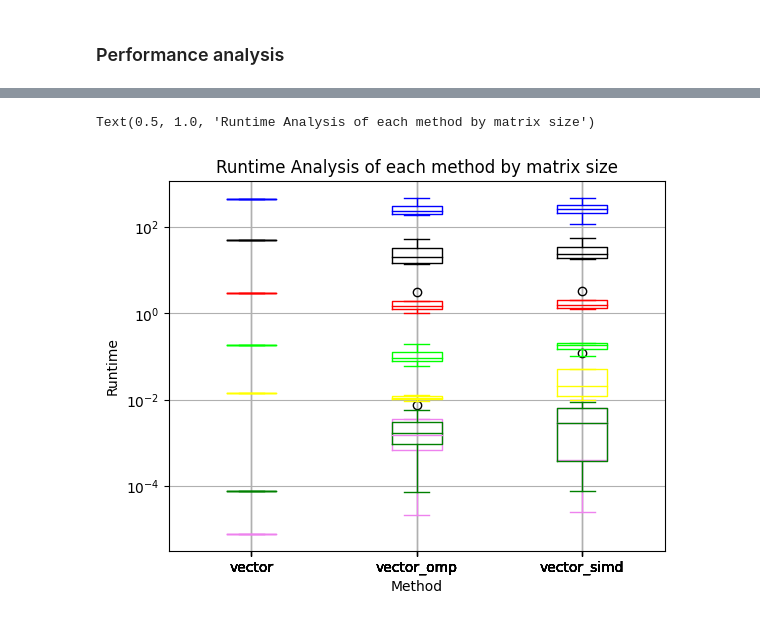
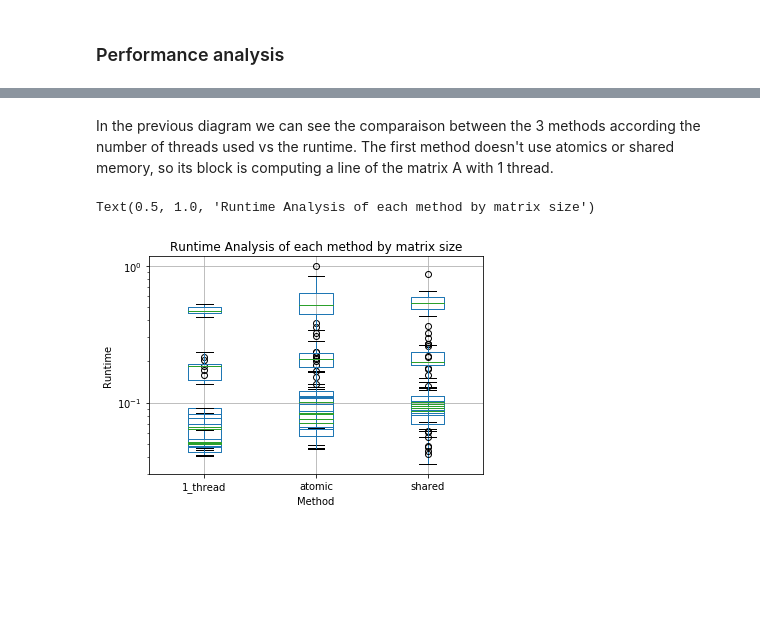
Before and after one commit to patriciobcs/multiprocessing-analysis, a Jupyter notebook: cuda/analysis.ipynb, the cells around one changed output, grey strips where cells are left out. Drawn from its saved outputs; the diff is of its cells as text; code cells hidden in the pictures; blank space fills up the shorter version.

Commit message:
fix: cuda shared vector

```diff
--- a/cuda/analysis.ipynb
+++ b/cuda/analysis.ipynb
@@ -48,14 +51,14 @@ for x_value in df_pi[x].unique():
 
         mean_stats = df_plot.groupby([x,'method', 'num_threads']).mean().reset_index()
 
-        ax.plot(mean_stats['num_threads'], mean_stats[y], linestyle="solid", label=x_value)
+        ax.plot(mean_stats['num_threads'], mean_stats[y], linestyle="solid")
         sct = ax.scatter(df_plot['num_threads'], df_plot[y], c=df_plot['num_threads'].apply(lambda n : color_num_steps[n]))
         ax.set_xlabel("N threads")
         ax.set_ylabel("Runtime")
         ax.set_xscale('log')
         ax.set_yscale('log')
         ax.set_title("Method: " + method)
-        ax.legend(title="N steps")
+        ax.legend(title="N steps", labels=[1000000, 10000000, 100000000, 1000000000])
 
 fig.suptitle('Runtime vs N threads by each method', fontsize='large')
 plt.show()
@@ -106,20 +105,20 @@ As conclusion, we can say that for similar problems is better use reduction, but
 ### Performance analysis
 # %%
 df_vector = pd.read_csv("vector.csv")
-df_omp = pd.read_csv("vector_omp.csv")
-df_simd = pd.read_csv("vector_simd.csv")
+df_atomic = pd.read_csv("vector_atomic.csv")
+df_shared = pd.read_csv("vector_shared.csv")
 
 
-df_vector["method"] = "vector"
-df_omp["method"] = "vector_omp"
-df_simd["method"] = "vector_simd"
+df_vector["method"] = "1_thread"
+df_atomic["method"] = "atomic"
+df_shared["method"] = "shared"
 
-df_vector_methods = pd.concat([df_vector, df_omp, df_simd])
+df_vector_methods = pd.concat([df_vector, df_atomic, df_shared])
 
 df_vector_methods["S"] = df_vector_methods["N"] * df_vector_methods["M"]
 # %%
 color_num_threads = {1 : "darkgreen", 2 : "green", 4 : "springgreen", 8 : "lime"}
-ax_methods = { "vector": [0,0], "vector_omp": [1, 0], "vector_simd": [2, 0]}
+ax_methods = { "1_thread": [0,0], "atomic": [1, 0], "shared": [2, 0]}
 
 x = 'S'
 y = 'time'
@@ -160,17 +151,19 @@ We can see that if we count with a sufficient amount of thread and a substantial
+# %% [markdown]
+In the previous diagram we can see the comparaison between the 3 methods according the number of threads used vs the runtime. The first method doesn't use atomics or shared memory, so its block is computing a line of the matrix A with 1 thread.
 # %%
 color_s = {8 : "violet", 128 : "green", 32768 : "yellow", 524288 : "lime", 8388608: "red", 134217728: "black", 536870912: "blue"}
 
 x = 'S'
 
 for x_value in df_vector_methods[x].unique():
   df_x_value = df_vector_methods[(df_vector_methods[x] == int(x_value))]
   df_threads = df_x_value.pivot(columns='method', values='time')
-  df_threads.boxplot(color=color_s[x_value])
+  df_threads.boxplot()
 
 plt.yscale('log')
 plt.xlabel('Method')
 plt.ylabel('Runtime')
 plt.title('Runtime Analysis of each method by matrix size', fontsize='large')
 # %% [output]
 Text(0.5, 1.0, 'Runtime Analysis of each method by matrix size')
-[figure, old version]
+[figure, new version]
```
Also changed, not shown: parts of 12 cells of this notebook, 3 other files.
